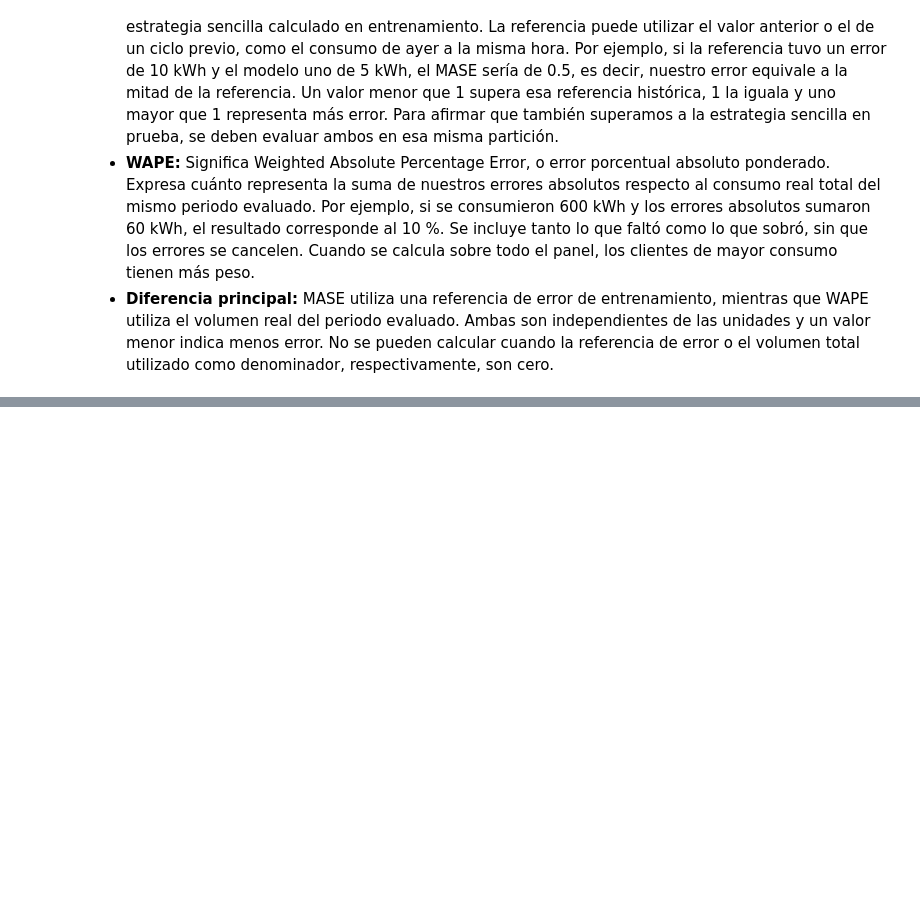
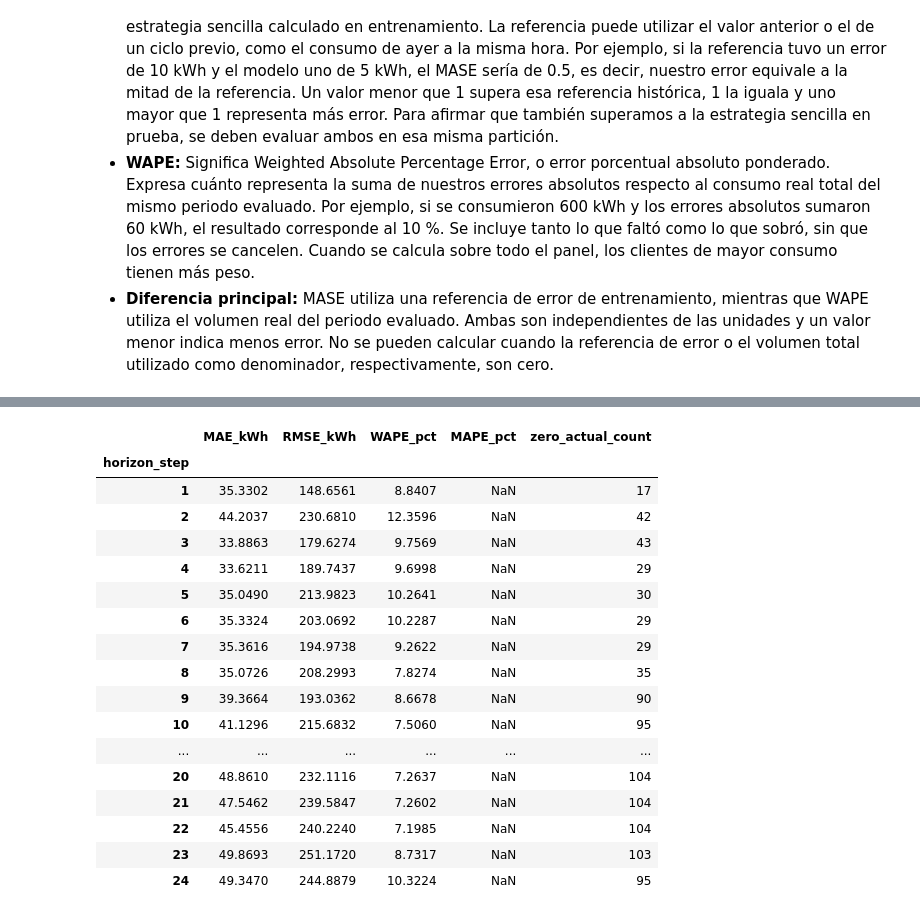
Before and after one commit to Bamo0507/Laboratorio_9_Series_de_Tiempo, a Jupyter notebook: Laboratorio_9_Series_de_Tiempo.ipynb, the cells around one changed output, grey strips where cells are left out. Cells and saved outputs as stored; diff of their text form; code cells hidden in the pictures; blank space fills up the shorter version.

```diff
--- a/Laboratorio_9_Series_de_Tiempo.ipynb
+++ b/Laboratorio_9_Series_de_Tiempo.ipynb
@@ -674,0 +1052,64 @@ Por ejemplo, si se evalúan tres orígenes diarios con un horizonte de 24 horas,
+# %%
+from statsforecast.models import SeasonalNaive
+
+
+class SeasonalNaiveBaseline(NaiveBaseline):
+    def __init__(self, season_length):
+        super().__init__()
+        self.season_length = season_length
+
+    def fit(self, consumption_history, calendar_history):
+        fit_start = perf_counter()
+        self.client_models = {
+            client_name: SeasonalNaive(season_length=self.season_length).fit(
+                y=client_consumption.to_numpy(dtype=float)
+            )
+            for client_name, client_consumption in consumption_history.items()
+        }
+        self.fit_seconds += perf_counter() - fit_start
+        return self
+
+
+assert len(selected_clients) == 100 and client_selection_seed == 123
+seasonal_naive_24_model = SeasonalNaiveBaseline(season_length=24)
+seasonal_naive_24_backtest_start = perf_counter()
+seasonal_naive_24_results = backtest(
+    seasonal_naive_24_model, window_length=168, refit_monthly=False
+)
+seasonal_naive_24_backtest_seconds = perf_counter() - seasonal_naive_24_backtest_start
+
+seasonal_naive_24_configuration = pd.Series({
+    "Modelo": "Seasonal Naive de 24 horas",
+    "Clientes": len(selected_clients),
+    "Semilla de selección": client_selection_seed,
+    "Periodo estacional (horas)": 24,
+    "Ventana de entrada (horas)": 168,
+    "Horizonte (horas)": 24,
+    "Covariables utilizadas": "Ninguna",
+    "Parámetros totales": 0,
+    "Parámetros entrenables": 0,
+    "Hardware": f"CPU | {platform.system()} | {platform.machine()}",
+    "StatsForecast": statsforecast.__version__,
+}, name="Configuración")
+seasonal_naive_24_results["resources"] = pd.Series({
+    "Ajuste total (s)": seasonal_naive_24_model.fit_seconds,
+    "Inferencia de los 92 orígenes (s)": seasonal_naive_24_model.inference_seconds,
+    "Backtest completo (s)": seasonal_naive_24_backtest_seconds,
+}, name="Tiempo")
+
+display(seasonal_naive_24_configuration.to_frame())
+print("Métricas generales en prueba")
+display(seasonal_naive_24_results["overall_metrics"].to_frame("Seasonal Naive 24 h").T.round(4))
+display(seasonal_naive_24_results["resources"].to_frame().round(4))
+print("Métricas por cliente")
+display(seasonal_naive_24_results["metrics_by_client"].round(4))
+print("Métricas por paso del horizonte")
+display(seasonal_naive_24_results["metrics_by_horizon"].round(4))
+print("Métricas por hora del día")
+display(seasonal_naive_24_results["metrics_by_hour"].round(4))
+print("Métricas de la semana del 22 al 28 de diciembre")
+display(seasonal_naive_24_results["christmas_week_metrics"].to_frame("Seasonal Naive 24 h").T.round(4))
+print(f"Pronósticos evaluados: {len(seasonal_naive_24_results['forecasts']):,}")
+if seasonal_naive_24_results["overall_metrics"]["zero_actual_count"] > 0:
+    print("MAPE no está definido para todo el panel porque existen consumos reales en cero.")
+# %% [output]
@@ -674,0 +1151,18 @@ Por ejemplo, si se evalúan tres orígenes diarios con un horizonte de 24 horas,
+|  | MAE_kWh | RMSE_kWh | WAPE_pct | MAPE_pct | zero_actual_count |
+| horizon_step |  |  |  |  |  |
+| 1 | 35.3302 | 148.6561 | 8.8407 | NaN | 17 |
+| 2 | 44.2037 | 230.6810 | 12.3596 | NaN | 42 |
+| 3 | 33.8863 | 179.6274 | 9.7569 | NaN | 43 |
+| 4 | 33.6211 | 189.7437 | 9.6998 | NaN | 29 |
+| 5 | 35.0490 | 213.9823 | 10.2641 | NaN | 30 |
+| 6 | 35.3324 | 203.0692 | 10.2287 | NaN | 29 |
+| 7 | 35.3616 | 194.9738 | 9.2622 | NaN | 29 |
+| 8 | 35.0726 | 208.2993 | 7.8274 | NaN | 35 |
+| 9 | 39.3664 | 193.0362 | 8.6678 | NaN | 90 |
+| 10 | 41.1296 | 215.6832 | 7.5060 | NaN | 95 |
+| ... | ... | ... | ... | ... | ... |
+| 20 | 48.8610 | 232.1116 | 7.2637 | NaN | 104 |
+| 21 | 47.5462 | 239.5847 | 7.2602 | NaN | 104 |
+| 22 | 45.4556 | 240.2240 | 7.1985 | NaN | 104 |
+| 23 | 49.8693 | 251.1720 | 8.7317 | NaN | 103 |
+| 24 | 49.3470 | 244.8879 | 10.3224 | NaN | 95 |
```
Also changed, not shown: parts of 15 cells of this notebook.
